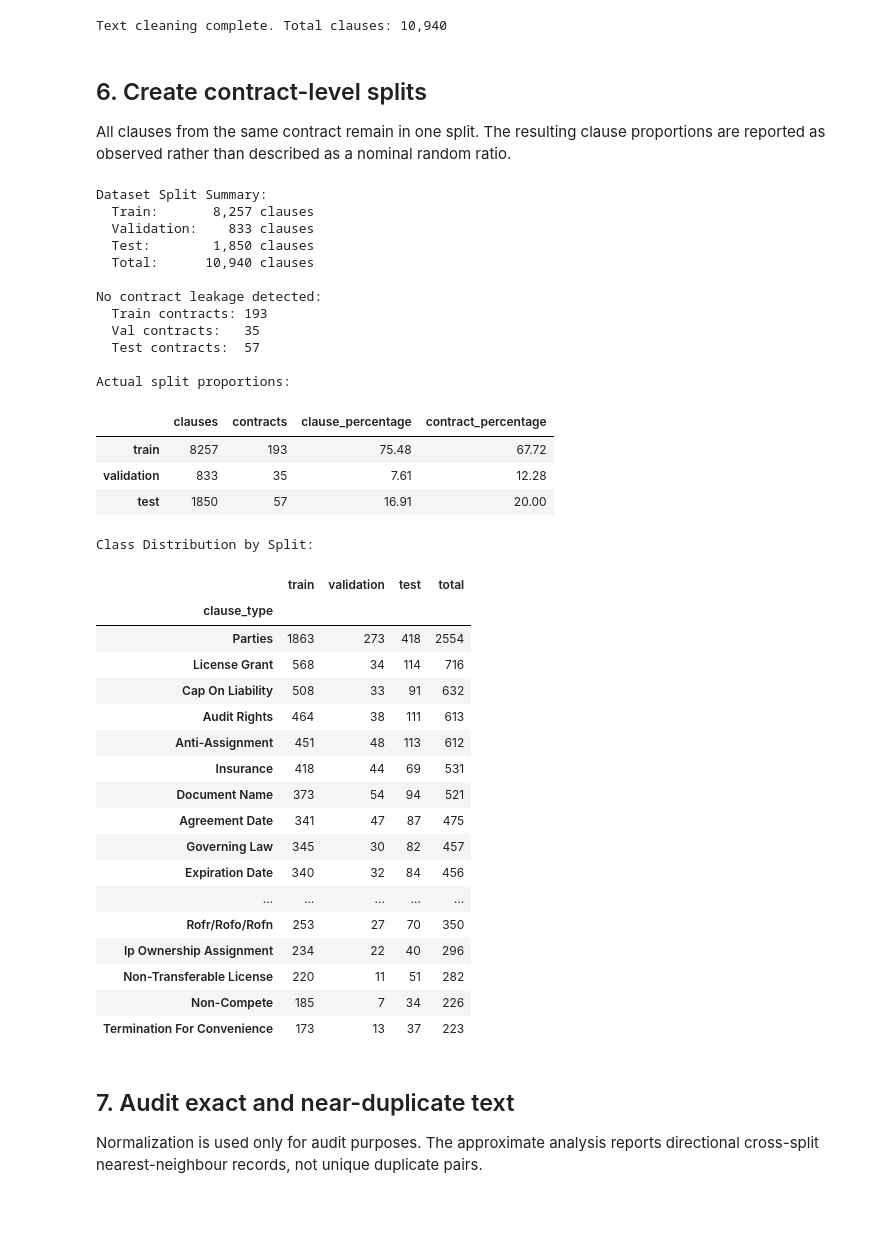
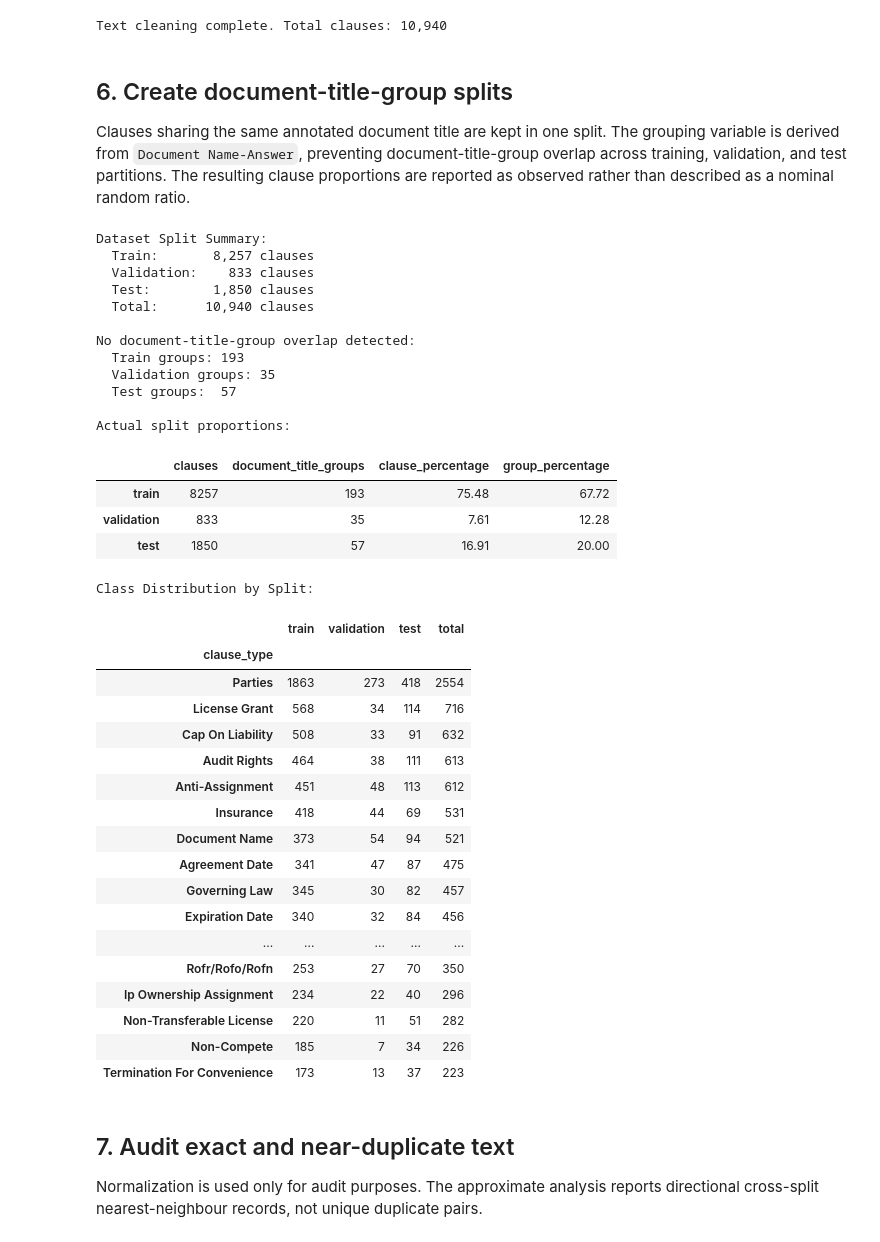
Before and after one commit to janewangari-sudo/legal-clause-domain-adaptation, a Jupyter notebook: notebooks/01_data_preparation.ipynb, the cells around one changed output. Drawn from its saved outputs; the diff is of its cells as text; code cells hidden in the pictures; blank space fills up the shorter version.

```diff
--- a/notebooks/01_data_preparation.ipynb
+++ b/notebooks/01_data_preparation.ipynb
@@ -323,12 +323,12 @@ Filtered Dataset Clause Length Statistics:
 [figure]
 Text cleaning complete. Total clauses: 10,940
 # %% [markdown]
-## 6. Create contract-level splits
+## 6. Create document-title-group splits
 
-All clauses from the same contract remain in one split. The resulting clause proportions are reported as observed rather than described as a nominal random ratio.
+Clauses sharing the same annotated document title are kept in one split. The grouping variable is derived from `Document Name-Answer`, preventing document-title-group overlap across training, validation, and test partitions. The resulting clause proportions are reported as observed rather than described as a nominal random ratio.
 # %%
-# Split by contract to prevent data leakage.
-# The two-stage GroupShuffleSplit produces approximately 68%/12%/20% of contracts
+# Split by annotated document-title group to reduce cross-split leakage.
+# The two-stage GroupShuffleSplit produces approximately 68%/12%/20% of document-title groups
 # before clause-count effects; actual clause proportions are reported below.
 gss = GroupShuffleSplit(n_splits=1, test_size=0.2, random_state=RANDOM_SEED)
 train_idx, test_idx = next(gss.split(df_filtered, groups=df_filtered["contract_title"]))
@@ -337,7 +337,7 @@ train_df = df_filtered.iloc[train_idx].reset_index(drop=True)
 test_df = df_filtered.iloc[test_idx].reset_index(drop=True)
 
 # Split validation from train
-# This is intentionally performed at contract level, not clause level.
+# This is intentionally performed at document-title-group level, not clause level.
 gss_val = GroupShuffleSplit(n_splits=1, test_size=0.15, random_state=RANDOM_SEED)
 train_idx2, val_idx = next(gss_val.split(train_df, groups=train_df["contract_title"]))
 
@@ -353,7 +353,7 @@ print(f"  Total:      {len(df_filtered):>6,} clauses")
 # Validate no data leakage between splits
 
 def validate_split(train, val, test):
-    """Ensure no data leakage between splits by checking contract overlap."""
+    """Ensure no data leakage between splits by checking document-title-group overlap."""
     train_contracts = set(train['contract_title'].unique())
     val_contracts = set(val['contract_title'].unique())
     test_contracts = set(test['contract_title'].unique())
@@ -363,16 +363,16 @@ def validate_split(train, val, test):
     val_test_overlap = val_contracts & test_contracts
 
     if train_val_overlap:
-        raise ValueError(f"Data leakage detected: {len(train_val_overlap)} contracts in both Train and Val")
+        raise ValueError(f"Data leakage detected: {len(train_val_overlap)} document-title groups in both Train and Validation")
     if train_test_overlap:
-        raise ValueError(f"Data leakage detected: {len(train_test_overlap)} contracts in both Train and Test")
+        raise ValueError(f"Data leakage detected: {len(train_test_overlap)} document-title groups in both Train and Test")
     if val_test_overlap:
-        raise ValueError(f"Data leakage detected: {len(val_test_overlap)} contracts in both Val and Test")
+        raise ValueError(f"Data leakage detected: {len(val_test_overlap)} document-title groups in both Validation and Test")
 
-    print("\nNo contract leakage detected:")
-    print(f"  Train contracts: {len(train_contracts)}")
-    print(f"  Val contracts:   {len(val_contracts)}")
-    print(f"  Test contracts:  {len(test_contracts)}")
+    print("\nNo document-title-group overlap detected:")
+    print(f"  Train groups: {len(train_contracts)}")
+    print(f"  Validation groups: {len(val_contracts)}")
+    print(f"  Test groups:  {len(test_contracts)}")
     return train_contracts, val_contracts, test_contracts
 
 train_contracts, val_contracts, test_contracts = validate_split(
@@ -397,40 +397,40 @@ missing_by_split = {
     name: split_counts.index[split_counts[name] == 0].tolist()
     for name in split_frames
 }
 for name, missing in missing_by_split.items():
     if missing:
         raise ValueError(f"Frozen classes missing from {name} split: {missing}")
 
 # Report exact clause counts and proportions (do not claim a nominal 70/15/15 split).
 split_summary = pd.DataFrame({
     "clauses": [len(train_df_final), len(val_df), len(test_df)],
-    "contracts": [len(train_contracts), len(val_contracts), len(test_contracts)]
+    "document_title_groups": [len(train_contracts), len(val_contracts), len(test_contracts)]
 }, index=["train", "validation", "test"])
 split_summary['clause_percentage'] = split_summary['clauses'] / len(df_filtered) * 100
-split_summary['contract_percentage'] = split_summary['contracts'] / len(set(df_filtered['contract_title'])) * 100
+split_summary['group_percentage'] = split_summary['document_title_groups'] / len(set(df_filtered['contract_title'])) * 100
 print("\nActual split proportions:")
 display(split_summary.round(2))
 
 print("\nClass Distribution by Split:")
 display(split_counts)
 
 # Preserve the class label mapping for downstream experiments.
 label2id = {label: i for i, label in enumerate(FINAL_CLAUSE_TYPES)}
 id2label = {i: label for label, i in label2id.items()}
 # %% [output]
 Dataset Split Summary:
   Train:       8,257 clauses
   Validation:    833 clauses
   Test:        1,850 clauses
   Total:      10,940 clauses
 
-No contract leakage detected:
-  Train contracts: 193
-  Val contracts:   35
-  Test contracts:  57
+No document-title-group overlap detected:
+  Train groups: 193
+  Validation groups: 35
+  Test groups:  57
 
 Actual split proportions:
-|  | clauses | contracts | clause_percentage | contract_percentage |
+|  | clauses | document_title_groups | clause_percentage | group_percentage |
 | train | 8257 | 193 | 75.48 | 67.72 |
 | validation | 833 | 35 | 7.61 | 12.28 |
 | test | 1850 | 57 | 16.91 | 20.00 |
```
Also changed, not shown: parts of 2 cells of this notebook, 1 other file.
